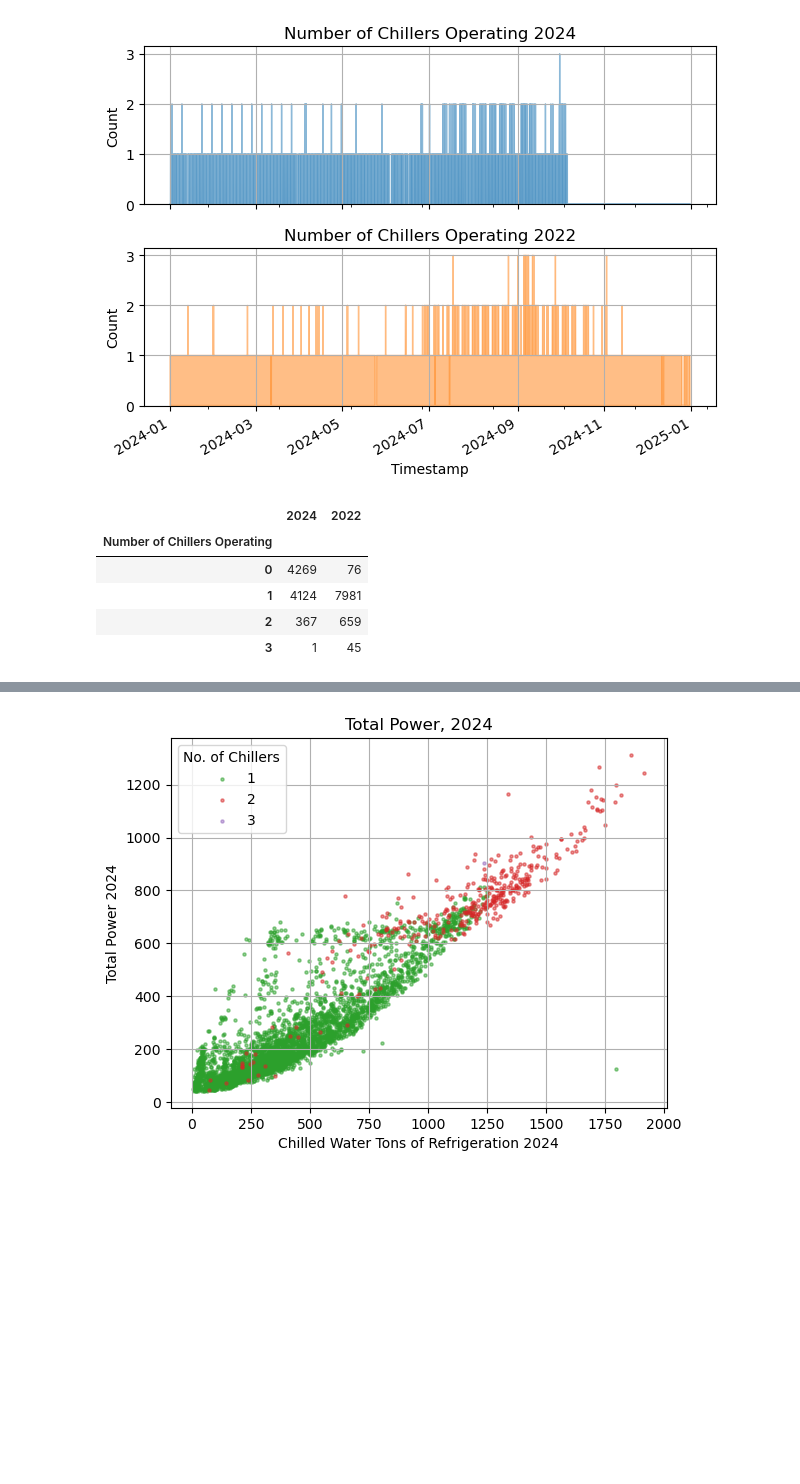
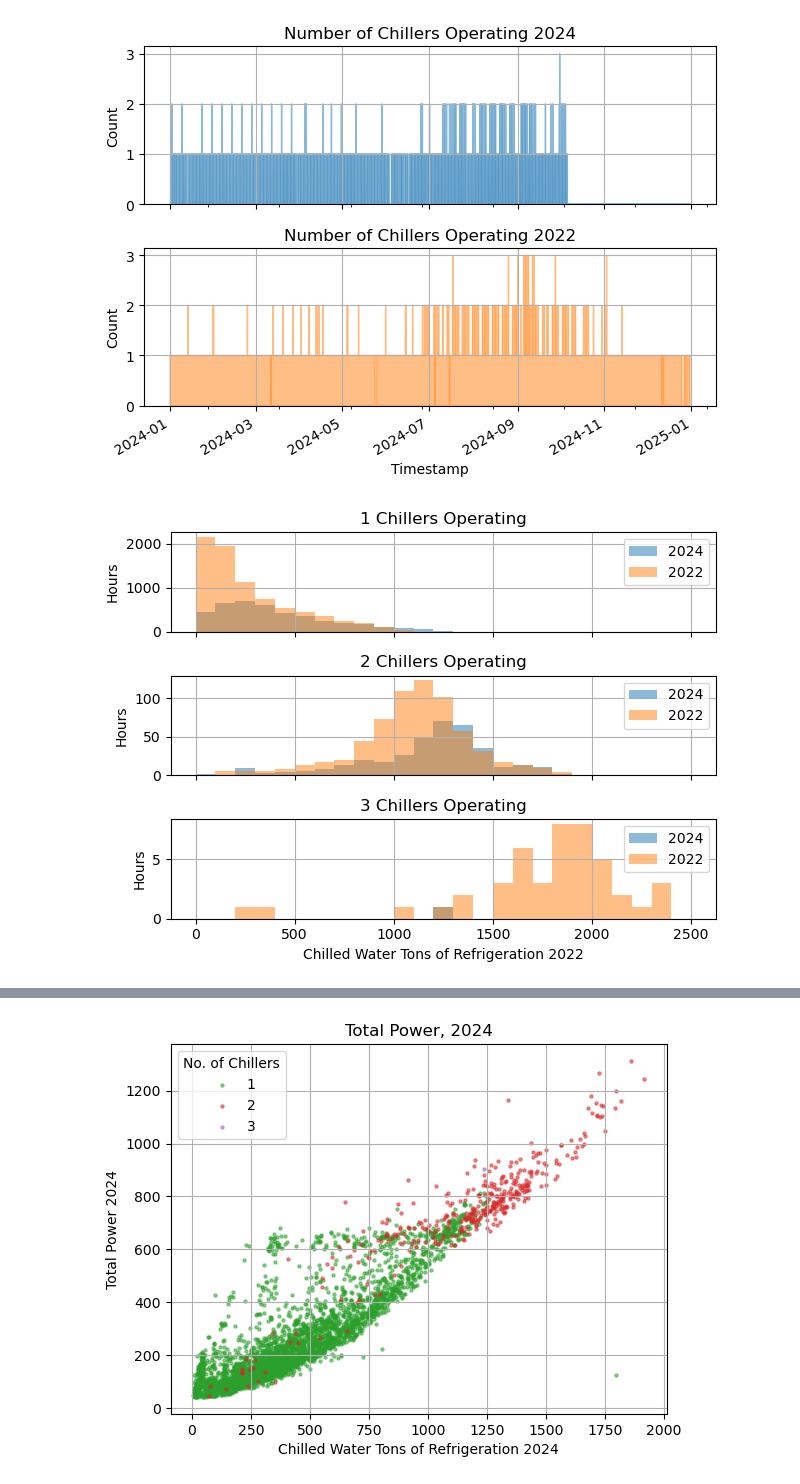
Before and after one commit to billtubbs/district-energy-systems, a Jupyter notebook: CSUDH/2-preliminary-data-analysis.ipynb, the cells around one changed output, grey strips where cells are left out. Cells and saved outputs as stored; diff of their text form; code cells hidden in the pictures; blank space fills up the shorter version.

```diff
--- a/CSUDH/2-preliminary-data-analysis.ipynb
+++ b/CSUDH/2-preliminary-data-analysis.ipynb
@@ -347,19 +348,23 @@ plt.tight_layout()
 plt.show()
 # %% [output]
 [figure]
-# %%
-years = [2024, 2022]
-chillers_operating_summary = pd.concat(
-    [df[f"Number of Chillers Operating {year}"].value_counts() for year in years],
-    axis=1,
-    keys=years
-)
-chillers_operating_summary.index.name = 'Number of Chillers Operating'
-chillers_operating_summary
-# %% [output]
-|  | 2024 | 2022 |
-| Number of Chillers Operating |  |  |
-| 0 | 4269 | 76 |
-| 1 | 4124 | 7981 |
-| 2 | 367 | 659 |
-| 3 | 1 | 45 |
+# %%
+fig, axes = plt.subplots(3, 1, sharex=True)
+
+for number_of_chillers, ax in zip([1, 2, 3], axes):
+    for year in [2024, 2022]:
+        selected_times = df[f"Number of Chillers Operating {year}"] == number_of_chillers
+        bins = np.linspace(0, 2500, 26)
+        x_label = chilled_water_tons_cols[year]
+        df.loc[selected_times, x_label].hist(ax=ax, alpha=0.5, bins=bins, label=year)
+            # df.plot.scatter(x=x_label, y=y_label, ax=ax, marker='o',
+            #                 color=colors[year], alpha=0.2, grid=True,
+            #                 label=year)
+        ax.set_ylabel('Hours')
+        ax.set_title(f'{number_of_chillers} Chillers Operating')
+        ax.legend()
+axes[-1].set_xlabel(x_label)
+plt.tight_layout()
+plt.show()
+# %% [output]
+[figure, added]
```
Also changed, not shown: parts of 8 cells of this notebook.
